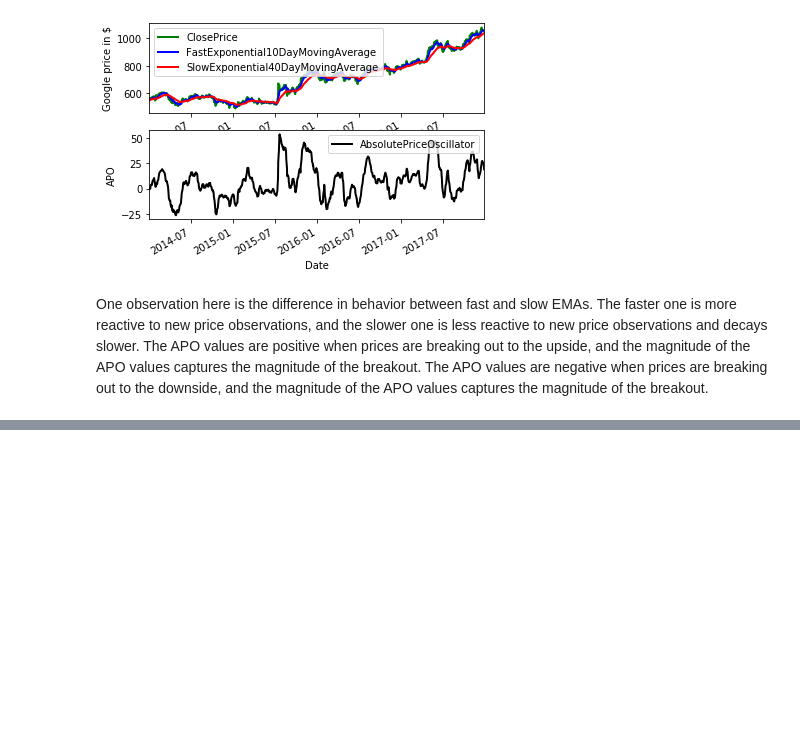
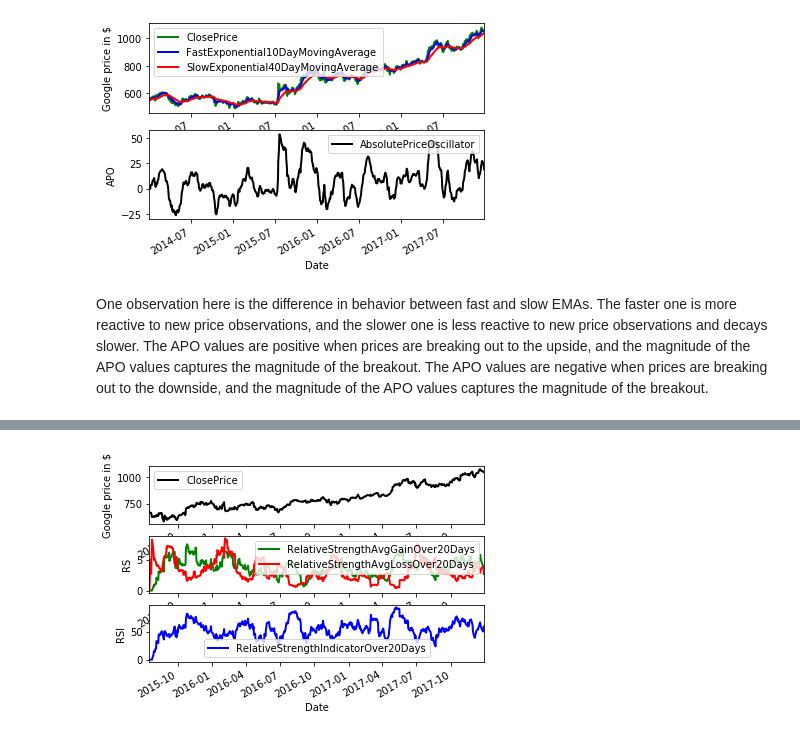
Before and after one commit to FriendlyUser/finance-notebooks, a Jupyter notebook: Stock_algorithms.ipynb, the cells around one changed output, grey strips where cells are left out. Cells and saved outputs as stored; diff of their text form; code cells hidden in the pictures; blank space fills up the shorter version.

```diff
--- a/Stock_algorithms.ipynb
+++ b/Stock_algorithms.ipynb
@@ -230,0 +384,89 @@ downside, and the magnitude of the APO values captures the magnitude of the brea
+# %%
+import pandas as pd
+
+from pandas_datareader import data
+
+start_date = '2014-01-01'
+end_date = '2018-01-01'
+SRC_DATA_FILENAME = 'goog_data.pkl'
+
+try:
+  goog_data2 = pd.read_pickle(SRC_DATA_FILENAME)
+except FileNotFoundError:
+  goog_data2 = data.DataReader('GOOG', 'yahoo', start_date, end_date)
+  goog_data2.to_pickle(SRC_DATA_FILENAME)
+
+goog_data = goog_data2.tail(620)
+
+close = goog_data['Close']
+
+'''
+The Relative Strength Index (RSI) was published
+ by J. Welles Wilder. The current price is normalized as a percentage
+ between 0 and 100. The name of this oscillator is misleading because
+ it does not compare the instrument relative to another instrument
+ or set of instruments, but rather represents the current price relative
+ to other recent pieces within the selected lookback window length.
+ RSI = 100 - (100 / (1 + RS))
+Where:
+ RS = ratio of smoothed average of n-period gains divided by the
+ absolute value of the smoothed average of n-period losses.
+ '''
+import statistics as stats
+
+time_period = 20 # look back period to compute gains & losses
+gain_history = [] # history of gains over look back period (0 if no gain, magnitude of gain if gain)
+loss_history = [] # history of losses over look back period (0 if no loss, magnitude of loss if loss)
+avg_gain_values = [] # track avg gains for visualization purposes
+avg_loss_values = [] # track avg losses for visualization purposes
+rsi_values = [] # track computed RSI values
+last_price = 0 # current_price - last_price > 0 => gain. current_price - last_price < 0 => loss.
+
+for close_price in close:
+  if last_price == 0:
+    last_price = close_price
+
+  gain_history.append(max(0, close_price - last_price))
+  loss_history.append(max(0, last_price - close_price))
+  last_price = close_price
+
+  if len(gain_history) > time_period: # maximum observations is equal to lookback period
+    del (gain_history[0])
+    del (loss_history[0])
+
+  avg_gain = stats.mean(gain_history) # average gain over lookback period
+  avg_loss = stats.mean(loss_history) # average loss over lookback period
+
+  avg_gain_values.append(avg_gain)
+  avg_loss_values.append(avg_loss)
+
+  rs = 0
+  if avg_loss > 0: # to avoid division by 0, which is undefined
+    rs = avg_gain / avg_loss
+
+  rsi = 100 - (100 / (1 + rs))
+  rsi_values.append(rsi)
+
+goog_data = goog_data.assign(ClosePrice=pd.Series(close, index=goog_data.index))
+goog_data = goog_data.assign(RelativeStrengthAvgGainOver20Days=pd.Series(avg_gain_values, index=goog_data.index))
+goog_data = goog_data.assign(RelativeStrengthAvgLossOver20Days=pd.Series(avg_loss_values, index=goog_data.index))
+goog_data = goog_data.assign(RelativeStrengthIndicatorOver20Days=pd.Series(rsi_values, index=goog_data.index))
+
+close_price = goog_data['ClosePrice']
+rs_gain = goog_data['RelativeStrengthAvgGainOver20Days']
+rs_loss = goog_data['RelativeStrengthAvgLossOver20Days']
+rsi = goog_data['RelativeStrengthIndicatorOver20Days']
+
+import matplotlib.pyplot as plt
+
+fig = plt.figure()
+ax1 = fig.add_subplot(311, ylabel='Google price in $')
+close_price.plot(ax=ax1, color='black', lw=2., legend=True)
+ax2 = fig.add_subplot(312, ylabel='RS')
+rs_gain.plot(ax=ax2, color='g', lw=2., legend=True)
+rs_loss.plot(ax=ax2, color='r', lw=2., legend=True)
+ax3 = fig.add_subplot(313, ylabel='RSI')
+rsi.plot(ax=ax3, color='b', lw=2., legend=True)
+plt.show()
+# %% [output]
+[figure, added]
```
Also changed, not shown: parts of 6 cells of this notebook.
